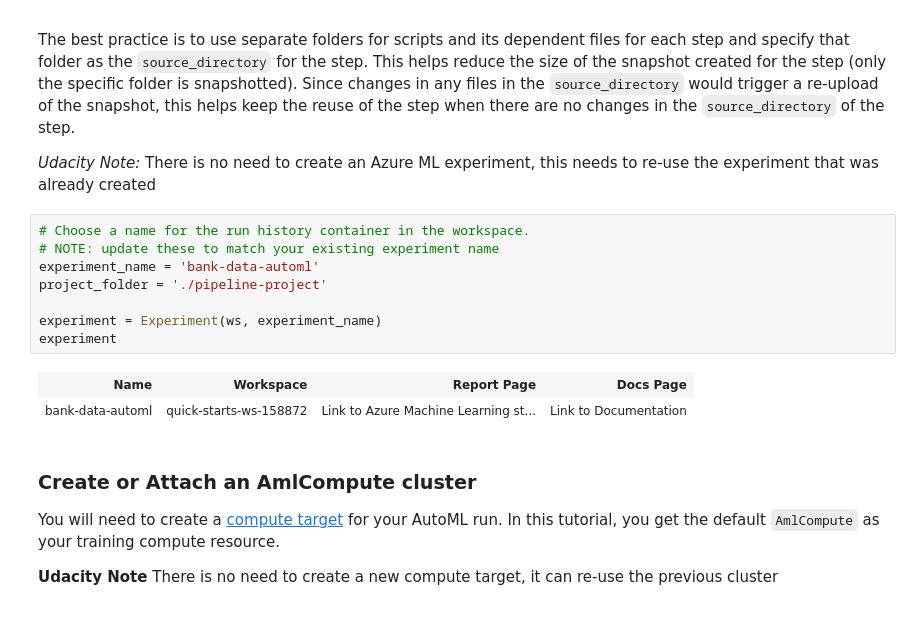
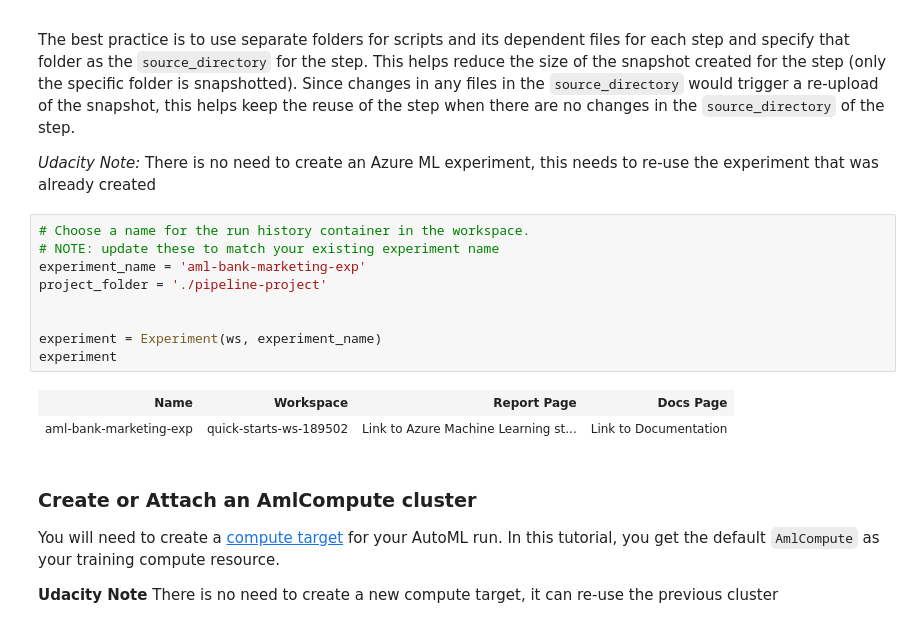
Before and after one commit to ugururesin/Azure-ML-Project2, a Jupyter notebook: aml-pipelines-with-automated-machine-learning-step.ipynb, the cells around one changed output. Drawn from its saved outputs; the diff is of its cells as text.

```diff
--- a/aml-pipelines-with-automated-machine-learning-step.ipynb
+++ b/aml-pipelines-with-automated-machine-learning-step.ipynb
@@ -67,14 +67,15 @@ The best practice is to use separate folders for scripts and its dependent files
 # %%
 # Choose a name for the run history container in the workspace.
 # NOTE: update these to match your existing experiment name
-experiment_name = 'bank-data-automl'
+experiment_name = 'aml-bank-marketing-exp'
 project_folder = './pipeline-project'
+
 
 experiment = Experiment(ws, experiment_name)
 experiment
 # %% [output]
 | Name | Workspace | Report Page | Docs Page |
-| bank-data-automl | quick-starts-ws-158872 | Link to Azure Machine Learning st... | Link to Documentation |
+| aml-bank-marketing-exp | quick-starts-ws-189502 | Link to Azure Machine Learning st... | Link to Documentation |
 # %% [markdown]
 ### Create or Attach an AmlCompute cluster
 You will need to create a [compute target](https://docs.microsoft.com/azure/machine-learning/service/concept-azure-machine-learning-architecture#compute-target) for your AutoML run. In this tutorial, you get the default `AmlCompute` as your training compute resource.
```
Also changed, not shown: parts of 22 cells of this notebook.
